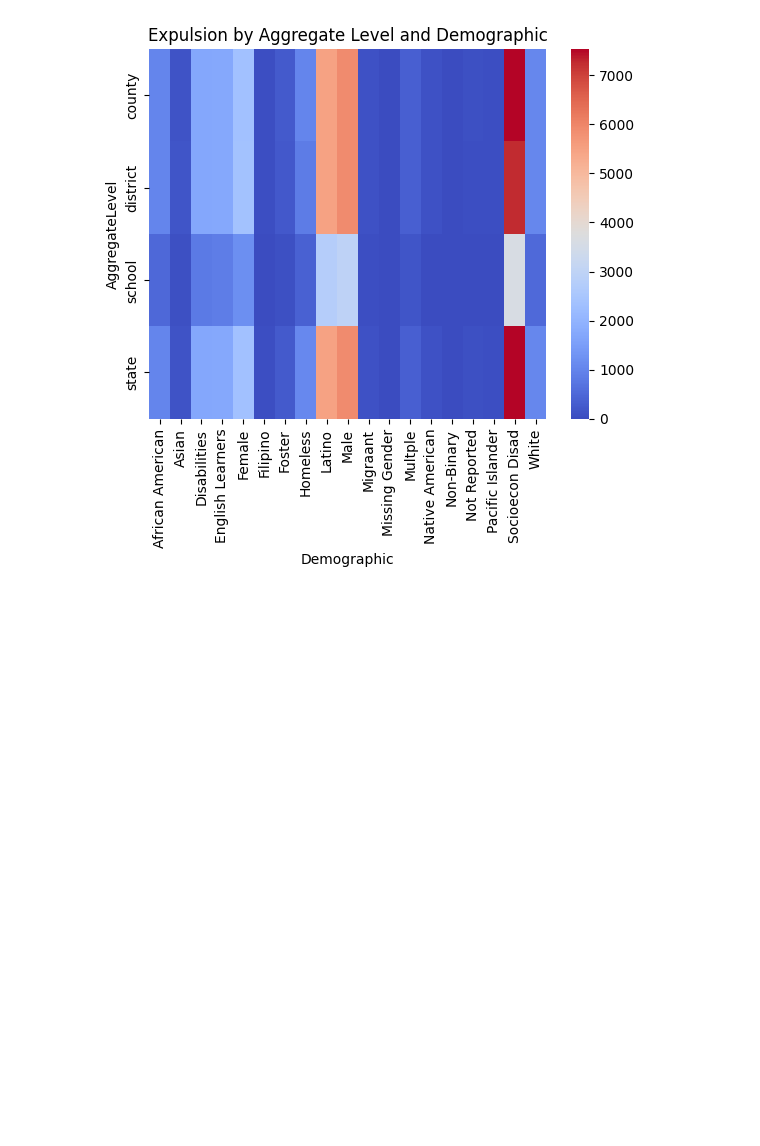
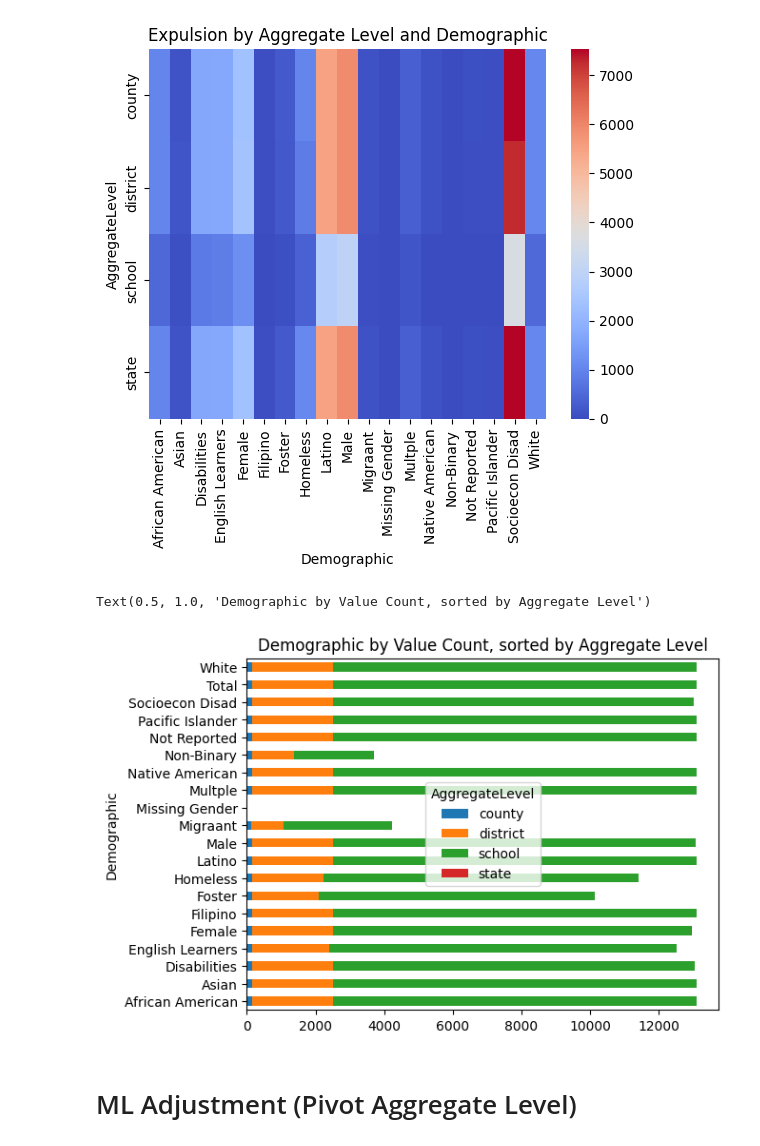
Before and after one commit to EmilioD19/Expulsion-in-California, a Jupyter notebook: explusion classification.ipynb, the cells around one changed output. Drawn from its saved outputs; the diff is of its cells as text; code cells hidden in the pictures; blank space fills up the shorter version.

```diff
--- a/explusion classification.ipynb
+++ b/explusion classification.ipynb
@@ -188,3 +198,17 @@ plt.title("Expulsion by Aggregate Level and Demographic")
 # %% [output]
 Text(0.5, 1.0, 'Expulsion by Aggregate Level and Demographic')
 [figure]
+# %%
+dem_by_agg = df.groupby(["AggregateLevel"])["Demographic"].value_counts().reset_index()
+# Different agg levels: state, county, district, school
+dem_by_agg[dem_by_agg["AggregateLevel"] == "school"]
+
+dem_by_agg_pivot = dem_by_agg.pivot(index="Demographic", columns="AggregateLevel", values="count").fillna(0)
+dem_by_agg_pivot.plot(kind= "barh", stacked = True)
+
+plt.title("Demographic by Value Count, sorted by Aggregate Level")
+# %% [output]
+Text(0.5, 1.0, 'Demographic by Value Count, sorted by Aggregate Level')
+[figure, added]
+# %% [markdown]
+# ML Adjustment (Pivot Aggregate Level)
```
Also changed, not shown: parts of 5 cells of this notebook.
